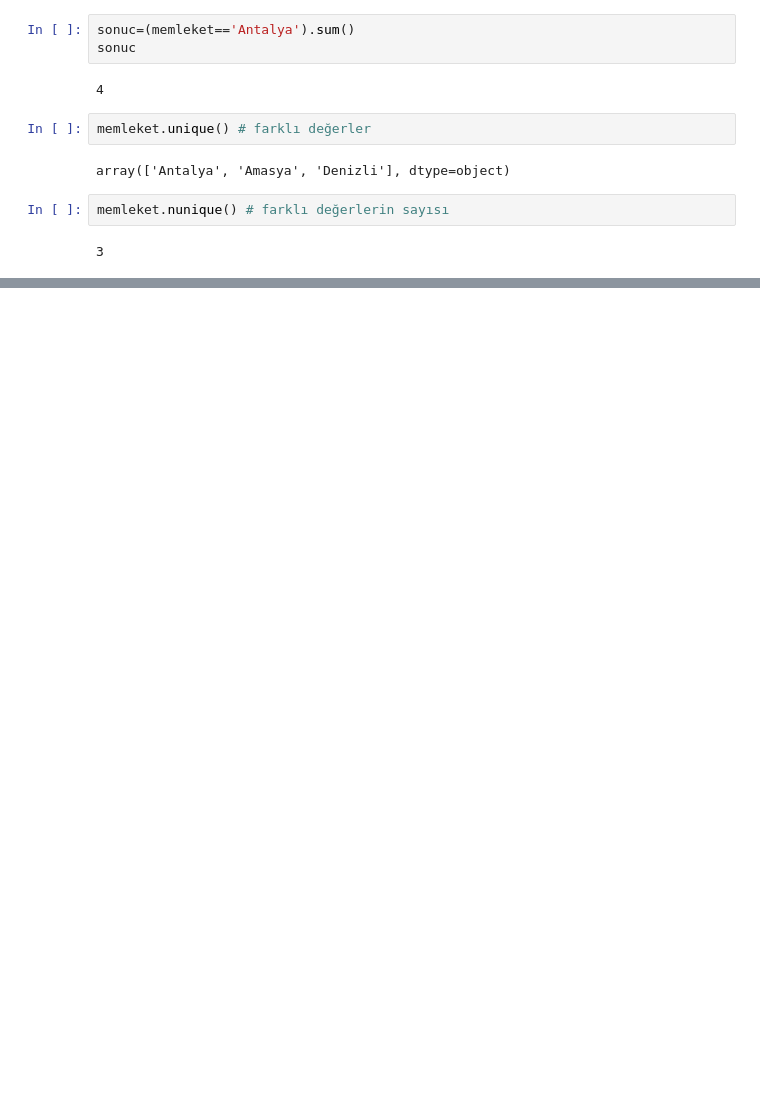
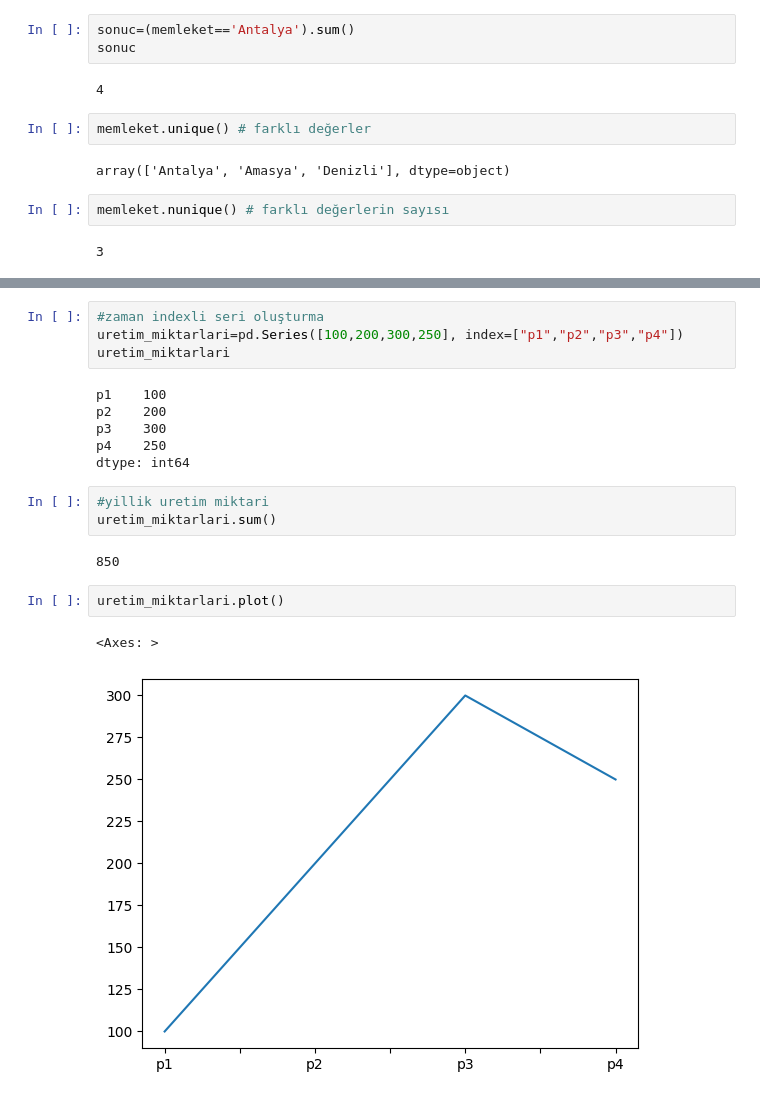
Before and after one commit to DrMuratAltun/ECO_NOV, a Jupyter notebook: VeriBilimi/pandas_kullanimi.ipynb, the cells around one changed output, grey strips where cells are left out. Saved outputs shown, nothing was run; the diff lists cells and outputs as text; blank space fills up the shorter version.

```diff
--- a/VeriBilimi/pandas_kullanimi.ipynb
+++ b/VeriBilimi/pandas_kullanimi.ipynb
@@ -148,0 +266,20 @@ memleket.nunique() # farklı değerlerin sayısı
+# %%
+#zaman indexli seri oluşturma
+uretim_miktarlari=pd.Series([100,200,300,250], index=["p1","p2","p3","p4"])
+uretim_miktarlari
+# %% [output]
+p1    100
+p2    200
+p3    300
+p4    250
+dtype: int64
+# %%
+#yillik uretim miktari
+uretim_miktarlari.sum()
+# %% [output]
+850
+# %%
+uretim_miktarlari.plot()
+# %% [output]
+<Axes: >
+[figure, added]
```
Also changed, not shown: parts of 34 cells of this notebook, 1 other file.
